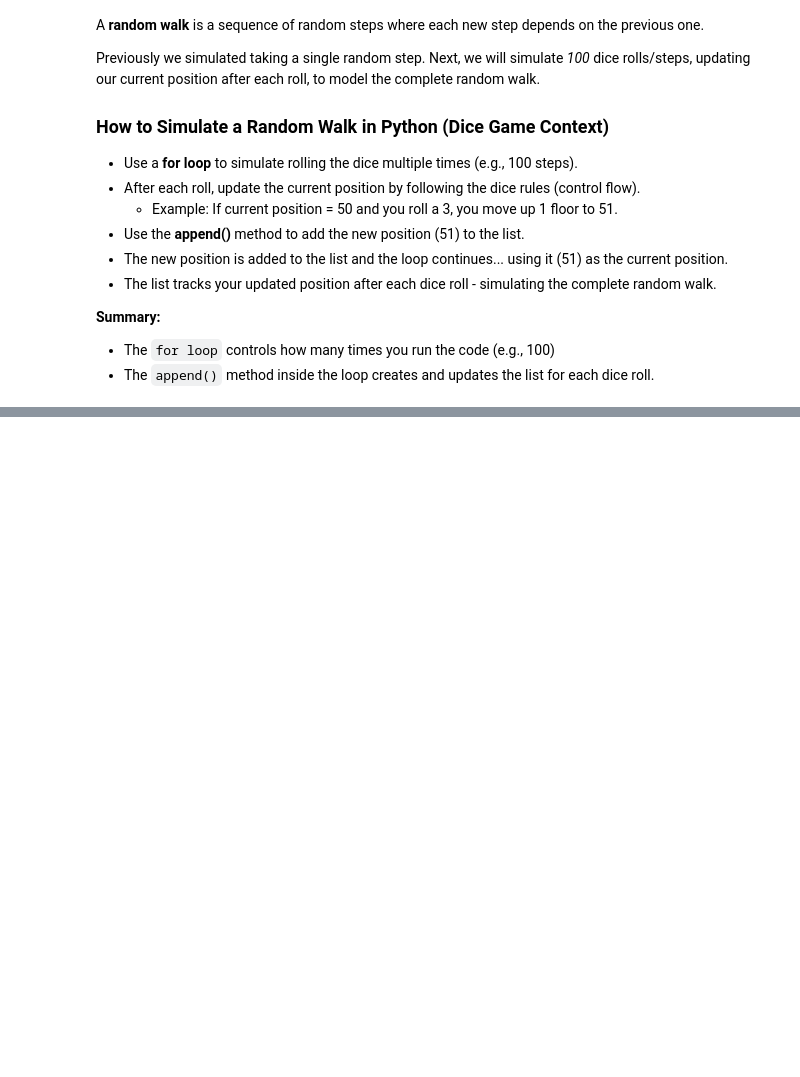
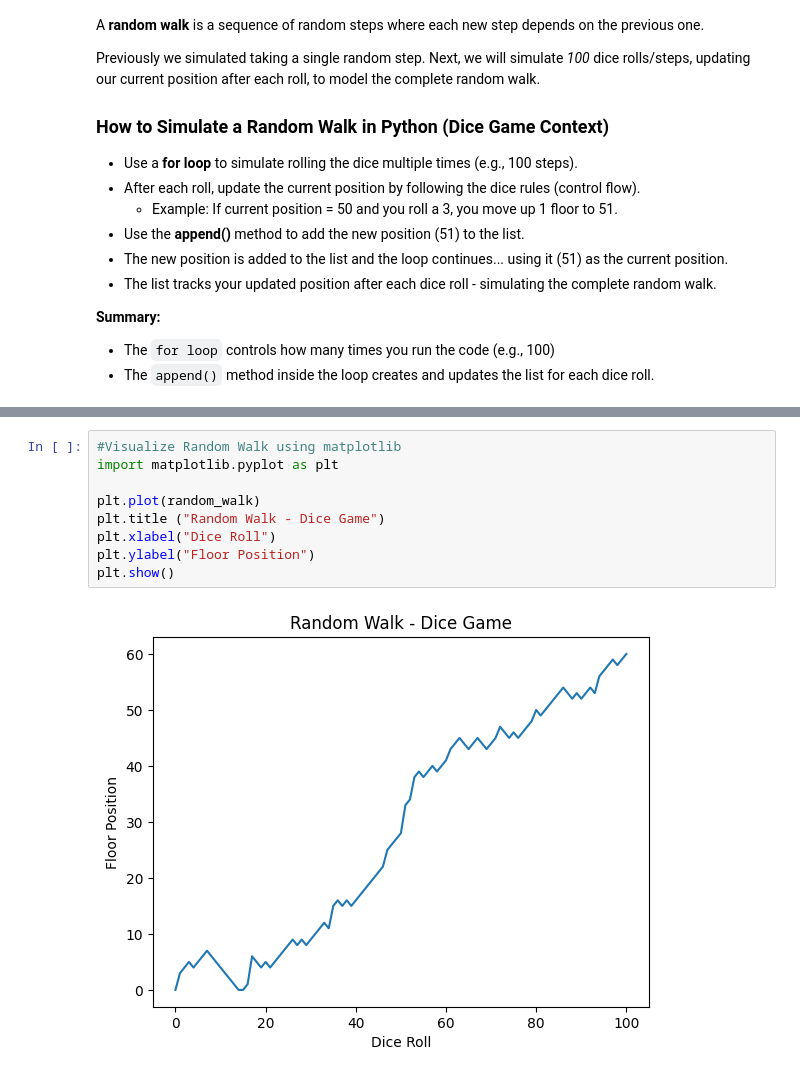
Before and after one commit to missyalienn/datacamp-python-notes, a Jupyter notebook: ch5_casestudy/case_study.ipynb, the cells around one changed output, grey strips where cells are left out. Drawn from its saved outputs; the diff is of its cells as text; blank space fills up the shorter version.

Commit message:
add visualization using matplotlib

```diff
--- a/ch5_casestudy/case_study.ipynb
+++ b/ch5_casestudy/case_study.ipynb
@@ -144,3 +144,14 @@ for x in range(100) :
 print(random_walk)
 # %% [output]
 [0, 3, 4, 5, 4, 5, 6, 7, 6, 5, 4, 3, 2, 1, 0, 0, 1, 6, 5, 4, 5, 4, 5, 6, 7, 8, 9, 8, 9, 8, 9, 10, 11, 12, 11, 15, 16, 15, 16, 15, 16, 17, 18, 19, 20, 21, 22, 25, 26, 27, 28, 33, 34, 38, 39, 38, 39, 40 ...
+# %%
+#Visualize Random Walk using matplotlib
+import matplotlib.pyplot as plt
+
+plt.plot(random_walk)
+plt.title ("Random Walk - Dice Game")
+plt.xlabel("Dice Roll")
+plt.ylabel("Floor Position")
+plt.show()
+# %% [output]
+[figure, added]
```
Also changed, not shown: parts of 1 cell of this notebook.
